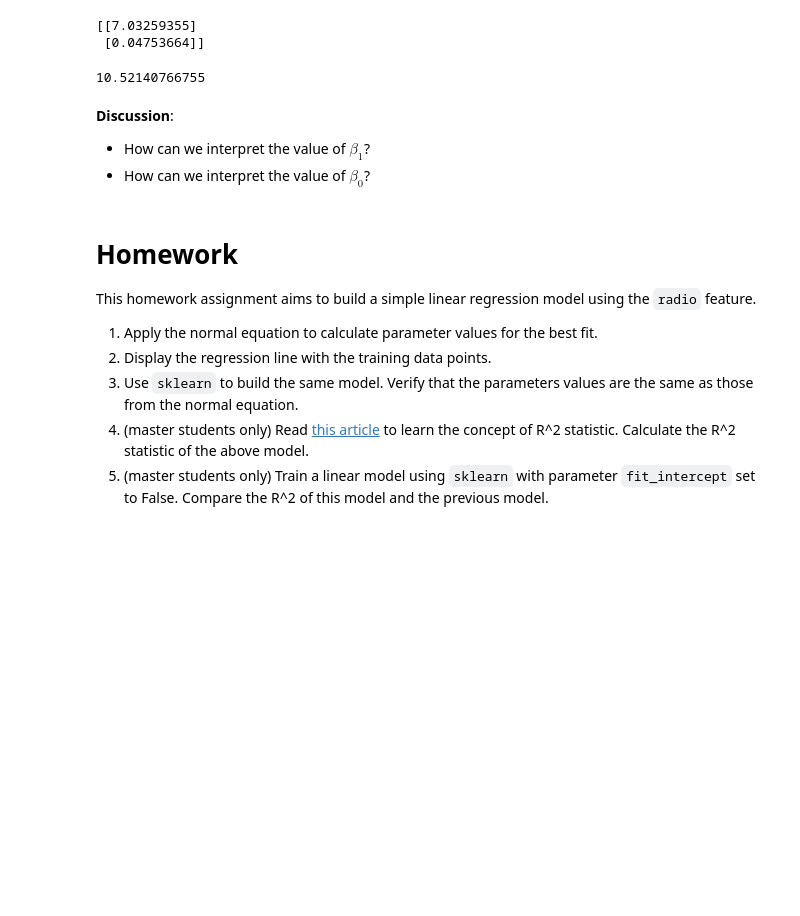
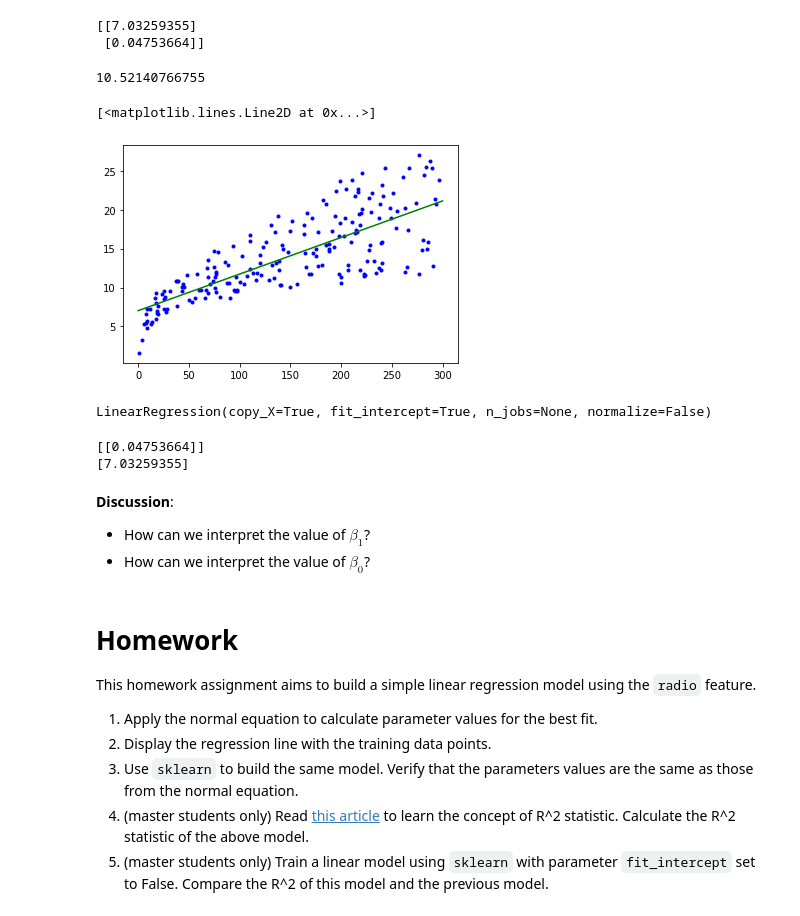
Before and after one commit to ch00226855/CMP414-765_Spring2020, a Jupyter notebook: Week05_LinearModels.ipynb, the cells around one changed output. Drawn from its saved outputs; the diff is of its cells as text; code cells hidden in the pictures; blank space fills up the shorter version.

```diff
--- a/Week05_LinearModels.ipynb
+++ b/Week05_LinearModels.ipynb
@@ -338,8 +305,27 @@ get_MSE(7.03, 0.047, data)
 10.52140766755
 # %%
 # Plot the data points and the optimal regression line.
+plt.plot(data['TV'], data['sales'], 'b.')
+x_coordinates = np.array([0,300])
+y_coordinates = x_coordinates * 0.047 + 7.03
+plt.plot(x_coordinates, y_coordinates, 'g-')
+# %% [output]
+[<matplotlib.lines.Line2D at 0x...>]
+[figure, added]
 # %%
 # Find the results using LinearRegression class from sklearn.linear_model
+from sklearn.linear_model import LinearRegression
+model_lr = LinearRegression()
+model_lr.fit(data[['TV']], data[['sales']])
+# %% [output]
+LinearRegression(copy_X=True, fit_intercept=True, n_jobs=None, normalize=False)
+# %%
+# The coef_ and intercept_ attributes contain parameter values
+print(model_lr.coef_)
+print(model_lr.intercept_)
+# %% [output]
+[[0.04753664]]
+[7.03259355]
 # %% [markdown]
 **Discussion**:
 - How can we interpret the value of $\beta_1$?
```
Also changed, not shown: parts of 6 cells of this notebook, 1 other file.
